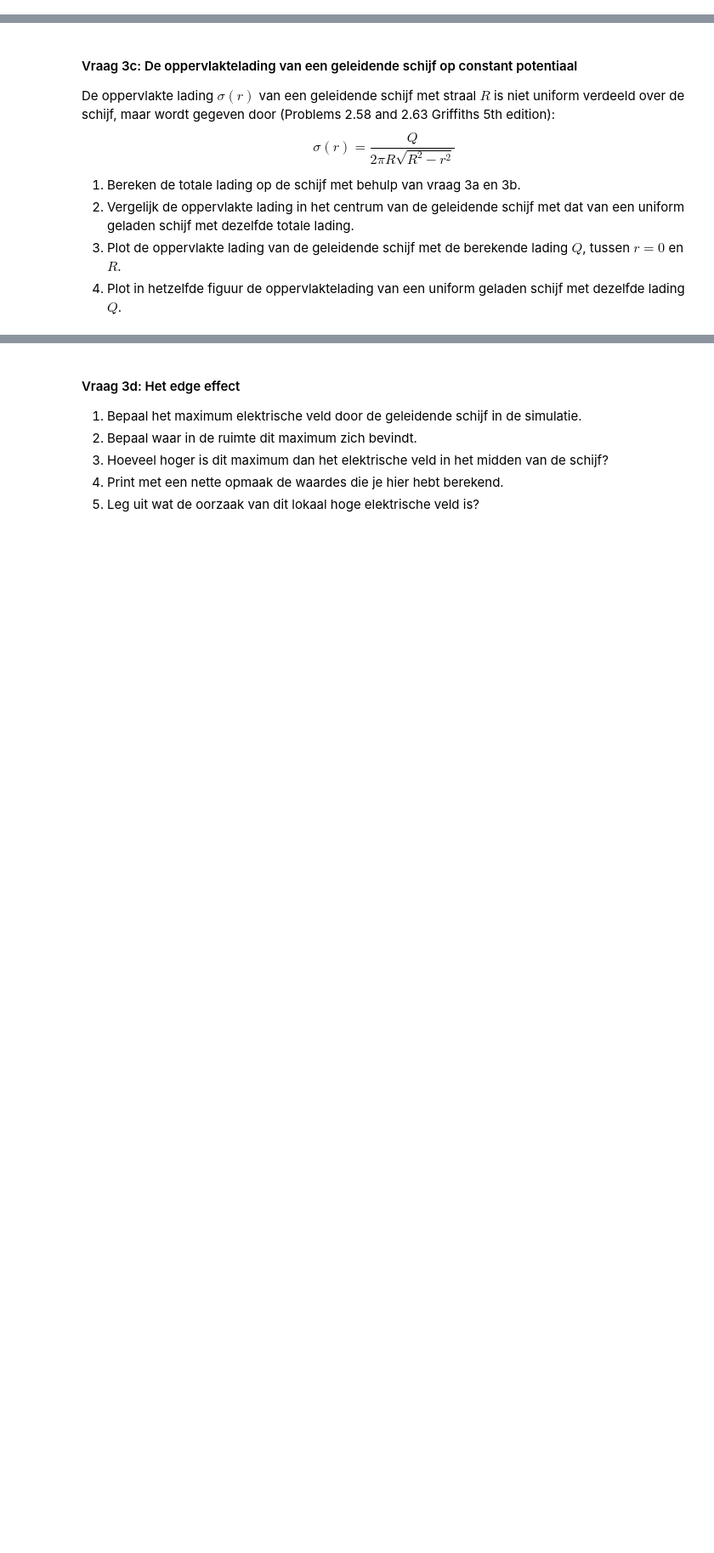
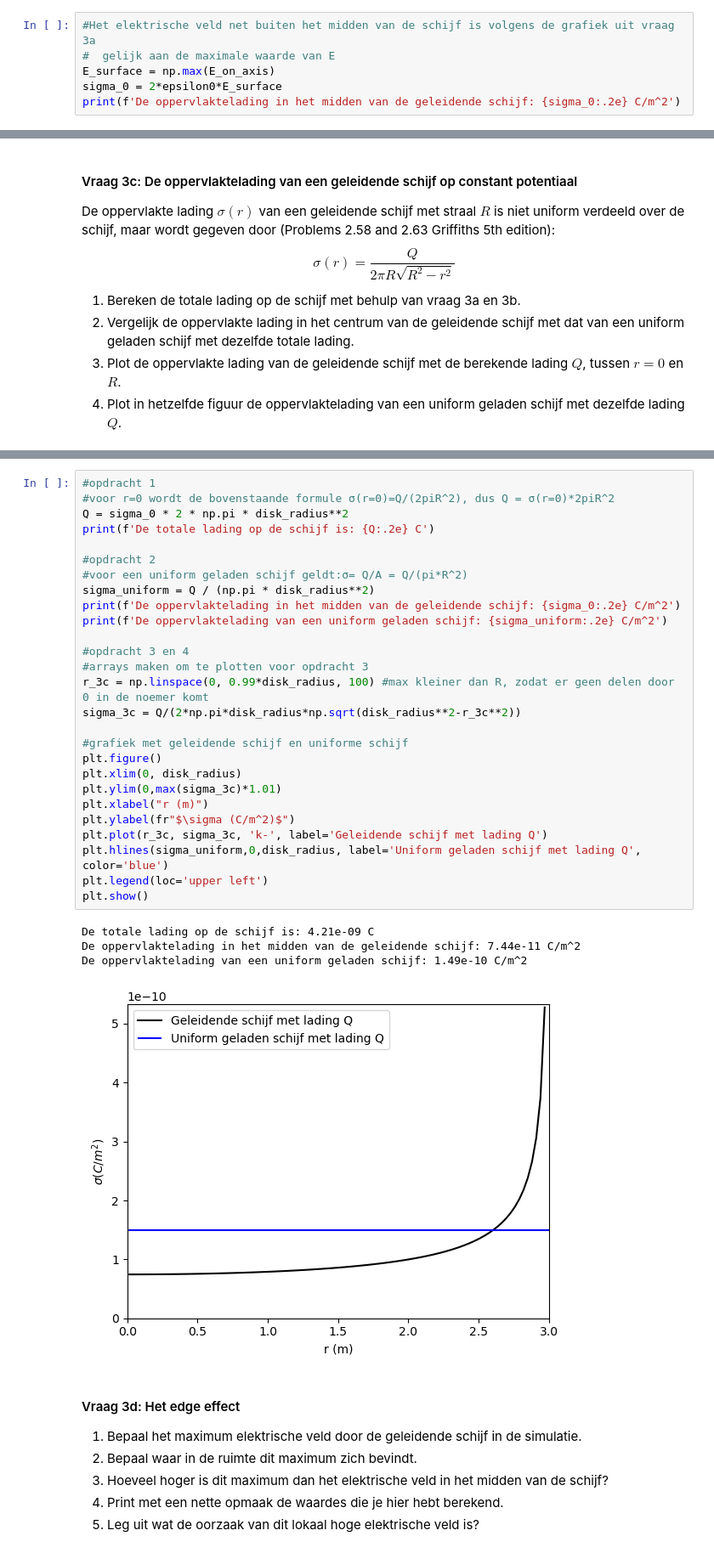
Before and after one commit to AnnetMoeleker/opdrachten-DEF-D, a Jupyter notebook: DigitaleOntwerpopdrachten/1CondensatorOpdracht/CondensatorOntwerpopdracht.ipynb, the cells around one changed output, grey strips where cells are left out. Shown at 85% size. Saved outputs shown, nothing was run; the diff lists cells and outputs as text; blank space fills up the shorter version.

```diff
--- a/DigitaleOntwerpopdrachten/1CondensatorOpdracht/CondensatorOntwerpopdracht.ipynb
+++ b/DigitaleOntwerpopdrachten/1CondensatorOpdracht/CondensatorOntwerpopdracht.ipynb
@@ -481,0 +457,6 @@ print(f'  sigma(0) ≈ {sigma_center:.3e} C/m^2')
+# %%
+#Het elektrische veld net buiten het midden van de schijf is volgens de grafiek uit vraag 3a
+#  gelijk aan de maximale waarde van E
+E_surface = np.max(E_on_axis)
+sigma_0 = 2*epsilon0*E_surface
+print(f'De oppervlaktelading in het midden van de geleidende schijf: {sigma_0:.2e} C/m^2')
@@ -546,3 +475,35 @@ Resultaten vraag 3c:
+# %%
+#opdracht 1
+#voor r=0 wordt de bovenstaande formule σ(r=0)=Q/(2piR^2), dus Q = σ(r=0)*2piR^2
+Q = sigma_0 * 2 * np.pi * disk_radius**2
+print(f'De totale lading op de schijf is: {Q:.2e} C')
+
+#opdracht 2
+#voor een uniform geladen schijf geldt:σ= Q/A = Q/(pi*R^2)
+sigma_uniform = Q / (np.pi * disk_radius**2)
+print(f'De oppervlaktelading in het midden van de geleidende schijf: {sigma_0:.2e} C/m^2')
+print(f'De oppervlaktelading van een uniform geladen schijf: {sigma_uniform:.2e} C/m^2')
+
+#opdracht 3 en 4
+#arrays maken om te plotten voor opdracht 3
+r_3c = np.linspace(0, 0.99*disk_radius, 100) #max kleiner dan R, zodat er geen delen door 0 in de noemer komt
+sigma_3c = Q/(2*np.pi*disk_radius*np.sqrt(disk_radius**2-r_3c**2))
+
+#grafiek met geleidende schijf en uniforme schijf
+plt.figure()
+plt.xlim(0, disk_radius)
+plt.ylim(0,max(sigma_3c)*1.01)
+plt.xlabel("r (m)")
+plt.ylabel(fr"$\sigma (C/m^2)$")
+plt.plot(r_3c, sigma_3c, 'k-', label='Geleidende schijf met lading Q')
+plt.hlines(sigma_uniform,0,disk_radius, label='Uniform geladen schijf met lading Q', color='blue')
+plt.legend(loc='upper left')
+plt.show()
+# %% [output]
+De totale lading op de schijf is: 4.21e-09 C
+De oppervlaktelading in het midden van de geleidende schijf: 7.44e-11 C/m^2
+De oppervlaktelading van een uniform geladen schijf: 1.49e-10 C/m^2
+[figure, added]
 # %% [markdown]
 #### Vraag 3d: Het edge effect
 
```
Also changed, not shown: parts of 16 cells of this notebook, 1 other file.
